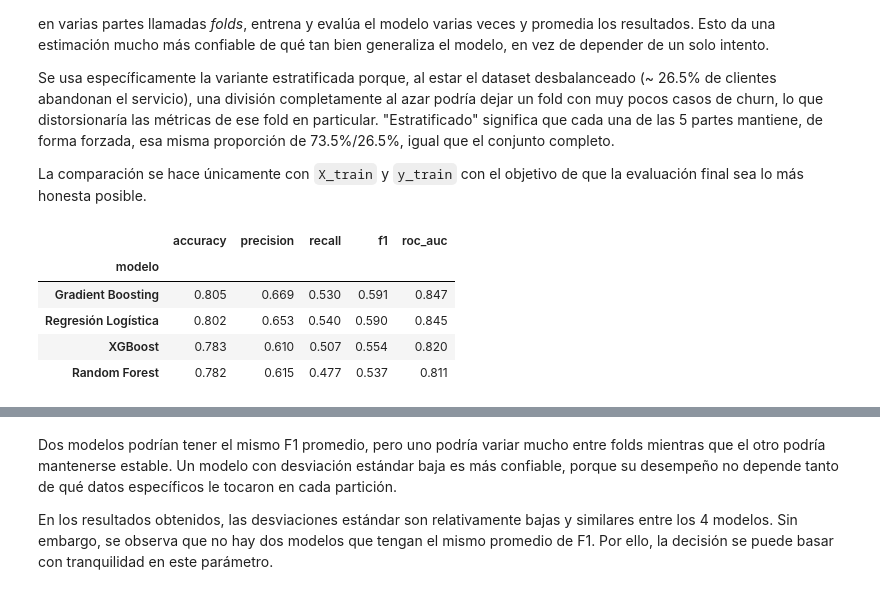
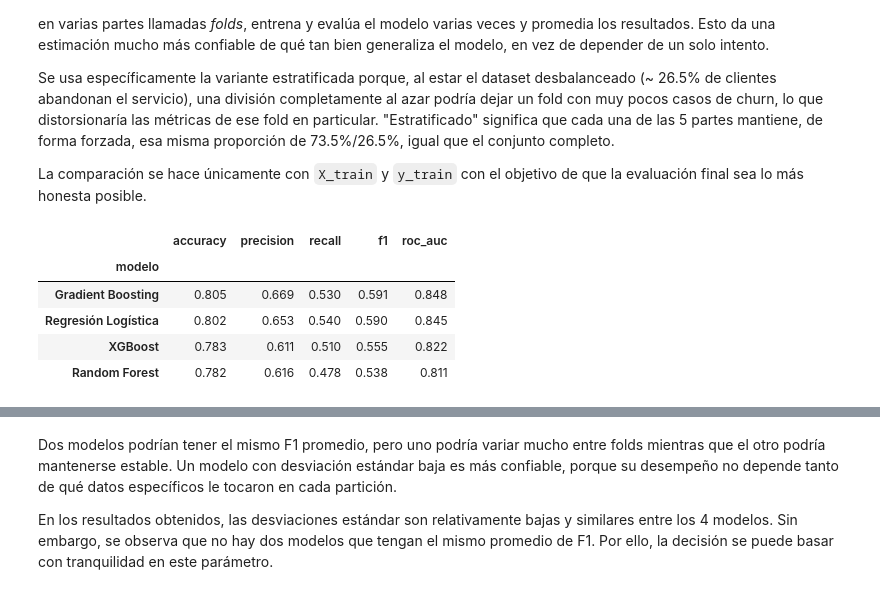
Before and after one commit to CaroGomezO/telco-customer-churn-prediction, a Jupyter notebook: fase-1/Telco_Customer_Churn_Pipeline_Completo.ipynb, the cells around one changed output, grey strips where cells are left out. Drawn from its saved outputs; the diff is of its cells as text; code cells hidden in the pictures.

```diff
--- a/fase-1/Telco_Customer_Churn_Pipeline_Completo.ipynb
+++ b/fase-1/Telco_Customer_Churn_Pipeline_Completo.ipynb
@@ -856,14 +813,7 @@ En esta celda se cargan los archivos `train.csv` y `test.csv` obtenidos anterior
 # %%
-train = pd.read_csv("train.csv")
-test = pd.read_csv("test.csv")
-
-# Separar las variables predictoras y la variable objetivo
-X_train = train.drop(columns=["Churn"])
-y_train = train["Churn"]
-X_test = test.drop(columns=["Churn"])
-y_test = test["Churn"]
-
-print("Tamaño de entrenamiento (X_train):", X_train.shape, " | Tamaño de prueba (X_test):", X_test.shape)
-print("Proporción de clientes que se van (Churn) en entrenamiento:")
-print(y_train.value_counts(normalize=True).round(3))
+# NOTA: Ya no se cargan train.csv/test.csv transformados.
+# Trabajamos directamente con X_train, X_test, y_train, y_test (crudos)
+# definidos en la sección 6.5. El Pipeline se encargará de la transformación.
+print("Trabajando con datos crudos. El Pipeline hará la transformación.")
+print("X_train:", X_train.shape, "| X_test:", X_test.shape)
 # %% [output]
@@ -962,46 +910,68 @@ Se usa específicamente la variante estratificada porque, al estar el dataset de
 
 La comparación se hace únicamente con `X_train` y `y_train` con el objetivo de que la evaluación final sea lo más honesta posible.
 # %%
-# Se define el conjunto de 4 modelos candidatos a comparar
+from sklearn.compose import ColumnTransformer
+from sklearn.pipeline import Pipeline
+from sklearn.impute import SimpleImputer
+
+# 1. Preprocesamiento como ColumnTransformer
+preprocesador = ColumnTransformer(
+    transformers=[
+        ("num", Pipeline([
+            ("imputer", SimpleImputer(strategy="median")),
+            ("scaler", StandardScaler())
+        ]), numericas),
+        ("cat", Pipeline([
+            ("imputer", SimpleImputer(strategy="most_frequent")),
+            ("encoder", OneHotEncoder(handle_unknown="ignore", sparse_output=False))
+        ]), categoricas),
+    ],
+    remainder="drop"
+)
+
+# 2. Cada modelo es un Pipeline COMPLETO (preprocesamiento + clasificador)
 modelos_candidatos = {
-  "Regresión Logística": LogisticRegression(random_state=RANDOM_STATE, max_iter=1000),
-  "Random Forest": RandomForestClassifier(random_state=RANDOM_STATE),
-	"Gradient Boosting": GradientBoostingClassifier(random_state=RANDOM_STATE),
-  "XGBoost": XGBClassifier(random_state=RANDOM_STATE, eval_metric='logloss')
+    "Regresión Logística": Pipeline([
+        ("prep", preprocesador),
+        ("clf", LogisticRegression(random_state=RANDOM_STATE, max_iter=1000))
+    ]),
+    "Random Forest": Pipeline([
+        ("prep", preprocesador),
+        ("clf", RandomForestClassifier(random_state=RANDOM_STATE))
+    ]),
+    "Gradient Boosting": Pipeline([
+        ("prep", preprocesador),
+        ("clf", GradientBoostingClassifier(random_state=RANDOM_STATE))
+    ]),
+    "XGBoost": Pipeline([
+        ("prep", preprocesador),
+        ("clf", XGBClassifier(random_state=RANDOM_STATE, eval_metric='logloss'))
+    ]),
 }
 
-# 5 folds (particiones) manteniendo cada una la proporción real de clientes que se van
 cv = StratifiedKFold(n_splits=5, shuffle=True, random_state=RANDOM_STATE)
-
-# Métricas que se calculan en cada fold para cada modelo
 scoring = ["accuracy", "precision", "recall", "f1", "roc_auc"]
 
-# Para cada modelo candidato, se entrena y se evalúa 5 veces y se guarda el promedio y la desviación estándar de cada métrica
 resumen_cv = []
-
-for nombre_modelo, modelo in modelos_candidatos.items():
-  scores = cross_validate(modelo, X_train, y_train, cv=cv, scoring=scoring)
+for nombre_modelo, pipeline in modelos_candidatos.items():
+  scores = cross_validate(pipeline, X_train, y_train, cv=cv, scoring=scoring)
   fila = {"modelo": nombre_modelo}
-
   for metrica in scoring:
     fila[f"{metrica}_mean"] = scores[f"test_{metrica}"].mean()
     fila[f"{metrica}_std"] = scores[f"test_{metrica}"].std()
-
   resumen_cv.append(fila)
 
 tabla_cv_completa = pd.DataFrame(resumen_cv).set_index("modelo").round(3)
-
-# Tabla resumen con solo los promedios
 tabla_cv = tabla_cv_completa[[c for c in tabla_cv_completa.columns if c.endswith("_mean")]]
 tabla_cv.columns = [c.replace("_mean", "") for c in tabla_cv.columns]
 tabla_cv.sort_values("f1", ascending=False)
 # %% [output]
 |  | accuracy | precision | recall | f1 | roc_auc |
 | modelo |  |  |  |  |  |
-| Gradient Boosting | 0.805 | 0.669 | 0.530 | 0.591 | 0.847 |
+| Gradient Boosting | 0.805 | 0.669 | 0.530 | 0.591 | 0.848 |
 | Regresión Logística | 0.802 | 0.653 | 0.540 | 0.590 | 0.845 |
-| XGBoost | 0.783 | 0.610 | 0.507 | 0.554 | 0.820 |
-| Random Forest | 0.782 | 0.615 | 0.477 | 0.537 | 0.811 |
+| XGBoost | 0.783 | 0.611 | 0.510 | 0.555 | 0.822 |
+| Random Forest | 0.782 | 0.616 | 0.478 | 0.538 | 0.811 |
 # %% [markdown]
 #### Interpretación de la Tabla
 Cada fila es uno de los cuatro modelos candidatos y los valores son el promedio de cada métrica a lo largo de los 5 folds de validación cruzada. Ordenando por F1-score, se puede observar que el *Gradient Boosting* equilibra mejor precision y recall para detectar clientes en riesgo. Además, todos los modelos superan ampliamente al baseline, que tenía un F1 = 0, lo que confirma que sí existe una señal real y aprendible en las variables del dataset para predecir el churn.
```
Also changed, not shown: parts of 37 cells of this notebook.
